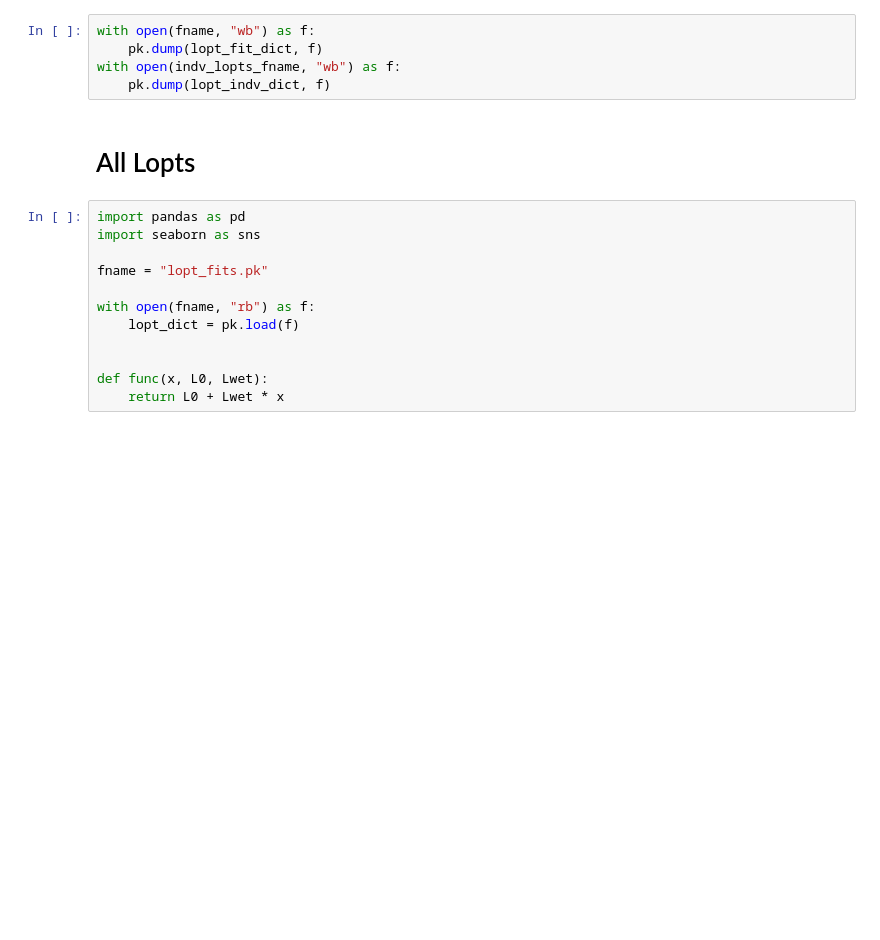
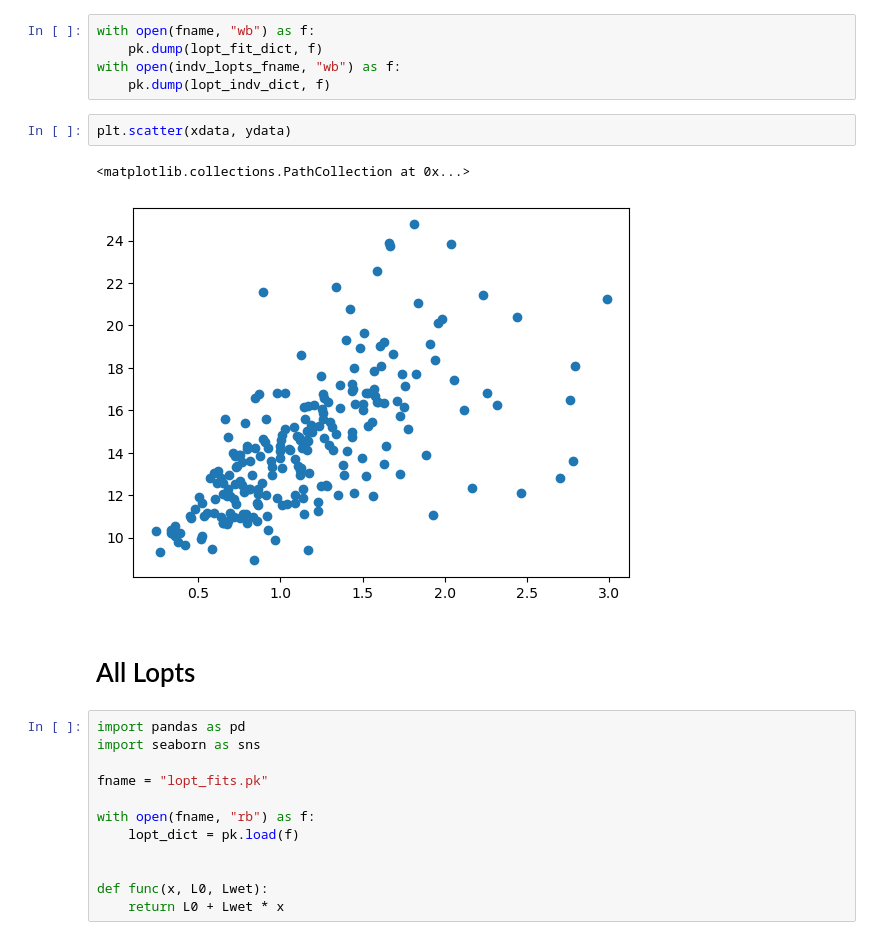
Before and after one commit to Sulla2012/LAT_Loading, a Jupyter notebook: latcom/notebooks/optical_loading.ipynb, the cells around one changed output. Cells and saved outputs as stored; diff of their text form; blank space fills up the shorter version.

```diff
--- a/latcom/notebooks/optical_loading.ipynb
+++ b/latcom/notebooks/optical_loading.ipynb
@@ -379,6 +360,11 @@ with open(fname, "wb") as f:
     pk.dump(lopt_fit_dict, f)
 with open(indv_lopts_fname, "wb") as f:
     pk.dump(lopt_indv_dict, f)
+# %%
+plt.scatter(xdata, ydata)
+# %% [output]
+<matplotlib.collections.PathCollection at 0x...>
+[figure, added]
 # %% [markdown]
 # All Lopts
 # %%
```
Also changed, not shown: parts of 10 cells of this notebook, 8 other files.
